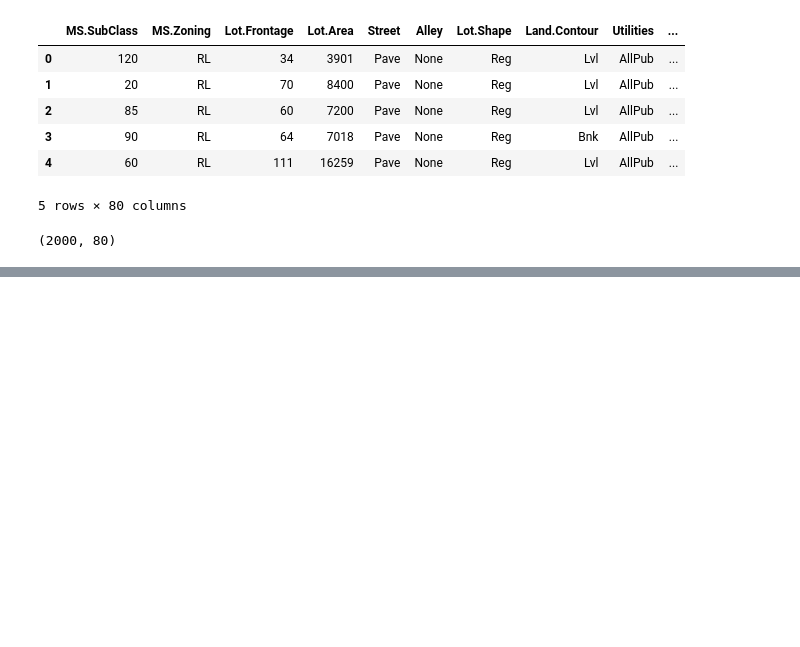
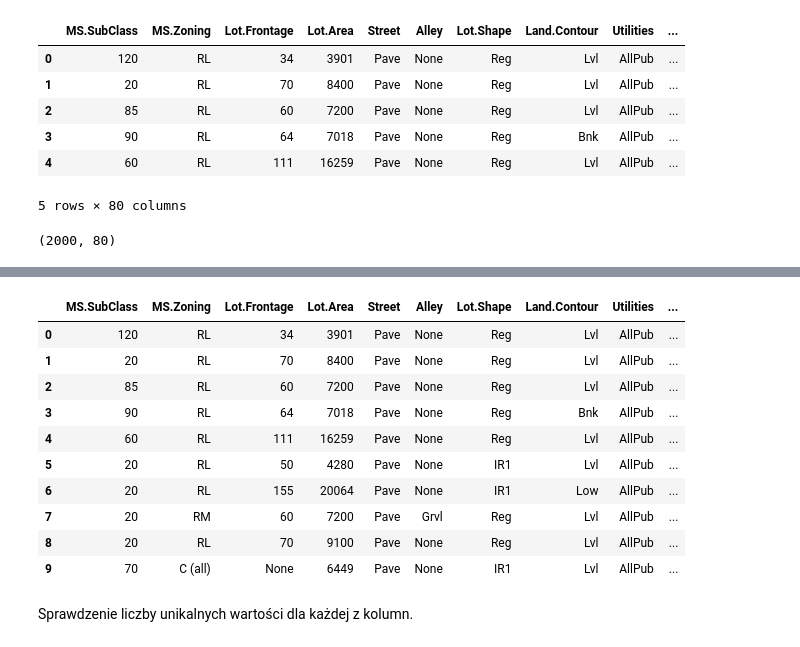
Before and after one commit to edytakudla/Ames_Prices_Predicting_Project, a Jupyter notebook: Project Ames.ipynb, the cells around one changed output, grey strips where cells are left out. Saved outputs shown, nothing was run; the diff lists cells and outputs as text; code cells hidden in the pictures; blank space fills up the shorter version.

```diff
--- a/Project Ames.ipynb
+++ b/Project Ames.ipynb
@@ -21,0 +29,2 @@ df.shape
+# %%
+pd.set_option('display.max_columns', 80)
@@ -54,0 +74,6 @@ Length: 80, dtype: object
+# %%
+contains_nulls = ['Mas.Vnr.Type','Bsmt.Qual','Bsmt.Cond','Bsmt.Exposure',
+                  'BsmtFin.Type.1','BsmtFin.Type.2','Garage.Finish','Garage.Qual','Garage.Cond']
+
+for item in contains_nulls:
+    print(item, ':', df[item].unique())
@@ -54,0 +92,3 @@ Length: 80, dtype: object
+# %%
+for item in contains_nulls:
+    df[item].fillna('None', inplace=True)
@@ -54,0 +134,17 @@ Length: 80, dtype: object
+# %%
+df.drop(labels=['Misc.Val', 'Mo.Sold', 'Yr.Sold', 'Sale.Type', 'Sale.Condition', 'SalePrice'], axis=1, inplace=True)
+df.head(10)
+# %% [output]
+|  | MS.SubClass | MS.Zoning | Lot.Frontage | Lot.Area | Street | Alley | Lot.Shape | Land.Contour | Utilities | ... |
+| 0 | 120 | RL | 34 | 3901 | Pave | None | Reg | Lvl | AllPub | ... |
+| 1 | 20 | RL | 70 | 8400 | Pave | None | Reg | Lvl | AllPub | ... |
+| 2 | 85 | RL | 60 | 7200 | Pave | None | Reg | Lvl | AllPub | ... |
+| 3 | 90 | RL | 64 | 7018 | Pave | None | Reg | Bnk | AllPub | ... |
+| 4 | 60 | RL | 111 | 16259 | Pave | None | Reg | Lvl | AllPub | ... |
+| 5 | 20 | RL | 50 | 4280 | Pave | None | IR1 | Lvl | AllPub | ... |
+| 6 | 20 | RL | 155 | 20064 | Pave | None | IR1 | Low | AllPub | ... |
+| 7 | 20 | RM | 60 | 7200 | Pave | Grvl | Reg | Lvl | AllPub | ... |
+| 8 | 20 | RL | 70 | 9100 | Pave | None | Reg | Lvl | AllPub | ... |
+| 9 | 70 | C (all) | None | 6449 | Pave | None | IR1 | Lvl | AllPub | ... |
+# %% [markdown]
+Sprawdzenie liczby unikalnych wartości dla każdej z kolumn.
```
Also changed, not shown: parts of 18 cells of this notebook, 1 other file.
